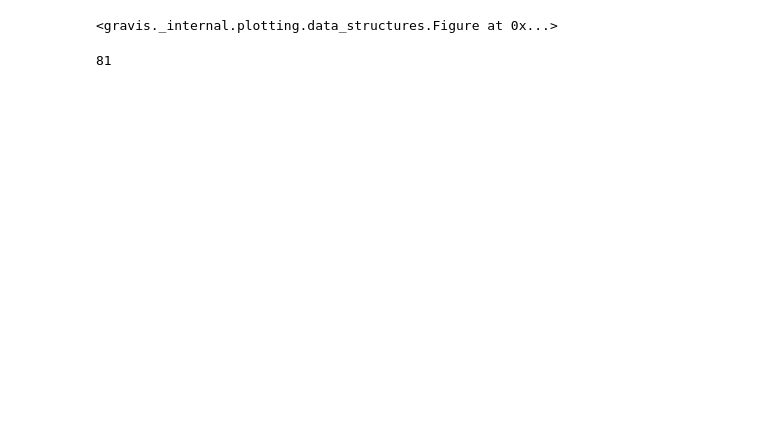
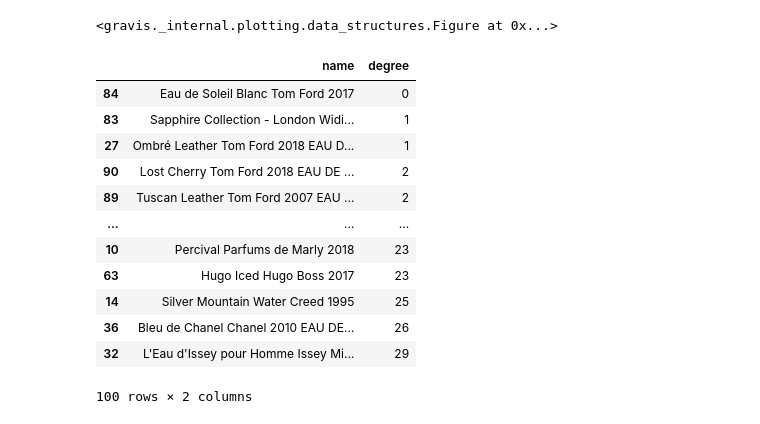
Before and after one commit to wbaker23/fragscrape, a Jupyter notebook: notebooks/parfumo.ipynb, the cells around one changed output. Cells and saved outputs as stored; diff of their text form; code cells hidden in the pictures; blank space fills up the shorter version.

```diff
--- a/notebooks/parfumo.ipynb
+++ b/notebooks/parfumo.ipynb
@@ -195,7 +254,19 @@ gv.d3(
 )
 # %% [output]
 <gravis._internal.plotting.data_structures.Figure at 0x...>
-# %%
-len(net.nodes)
-# %% [output]
-81
+# %%
+nodes.sort_values("degree")
+# %% [output]
+|  | name | degree |
+| 84 | Eau de Soleil Blanc Tom Ford 2017 | 0 |
+| 83 | Sapphire Collection - London Widi... | 1 |
+| 27 | Ombré Leather Tom Ford 2018 EAU D... | 1 |
+| 90 | Lost Cherry Tom Ford 2018 EAU DE ... | 2 |
+| 89 | Tuscan Leather Tom Ford 2007 EAU ... | 2 |
+| ... | ... | ... |
+| 10 | Percival Parfums de Marly 2018 | 23 |
+| 63 | Hugo Iced Hugo Boss 2017 | 23 |
+| 14 | Silver Mountain Water Creed 1995 | 25 |
+| 36 | Bleu de Chanel Chanel 2010 EAU DE... | 26 |
+| 32 | L'Eau d'Issey pour Homme Issey Mi... | 29 |
+100 rows × 2 columns
```
Also changed, not shown: parts of 7 cells of this notebook, 3 other files.
